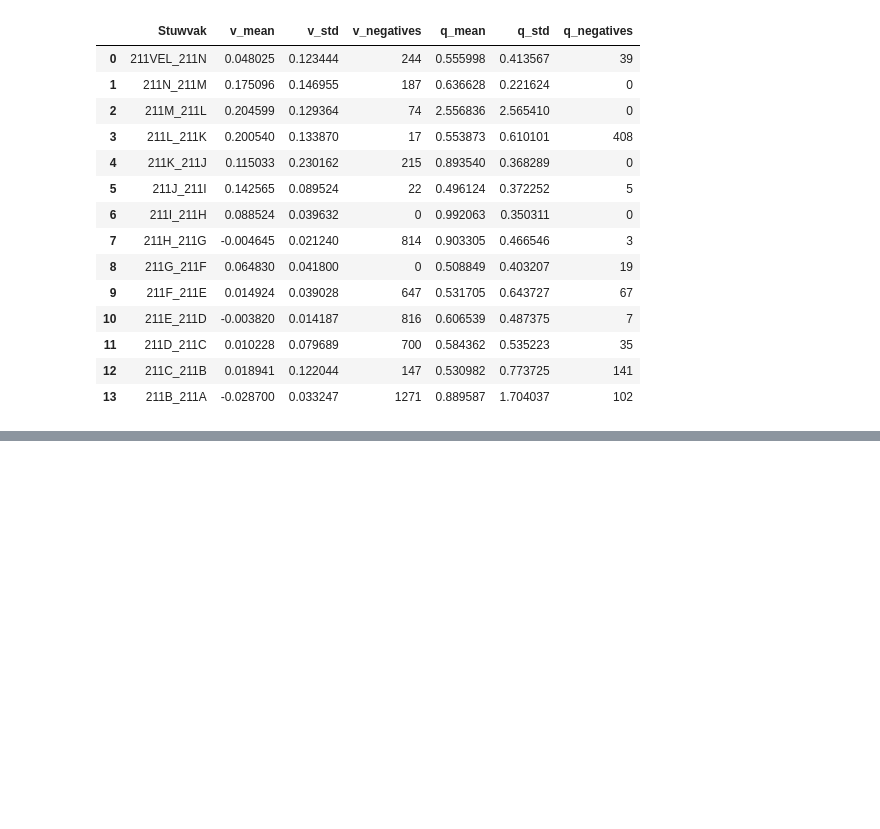
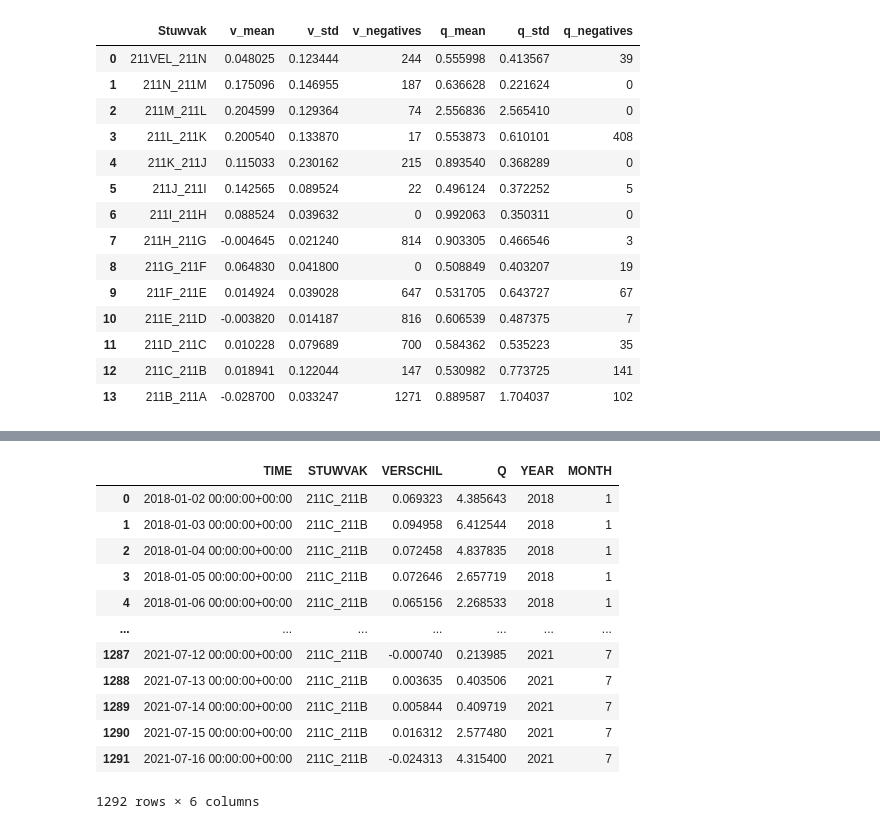
Before and after one commit to lzolyomi/DC3-Group2, a Jupyter notebook: src/baseline_note.ipynb, the cells around one changed output, grey strips where cells are left out. Saved outputs shown, nothing was run; the diff lists cells and outputs as text; code cells hidden in the pictures; blank space fills up the shorter version.

```diff
--- a/src/baseline_note.ipynb
+++ b/src/baseline_note.ipynb
@@ -148,0 +153,16 @@ for year in range(2018, 2022):
+# %%
+df
+# %% [output]
+|  | TIME | STUWVAK | VERSCHIL | Q | YEAR | MONTH |
+| 0 | 2018-01-02 00:00:00+00:00 | 211C_211B | 0.069323 | 4.385643 | 2018 | 1 |
+| 1 | 2018-01-03 00:00:00+00:00 | 211C_211B | 0.094958 | 6.412544 | 2018 | 1 |
+| 2 | 2018-01-04 00:00:00+00:00 | 211C_211B | 0.072458 | 4.837835 | 2018 | 1 |
+| 3 | 2018-01-05 00:00:00+00:00 | 211C_211B | 0.072646 | 2.657719 | 2018 | 1 |
+| 4 | 2018-01-06 00:00:00+00:00 | 211C_211B | 0.065156 | 2.268533 | 2018 | 1 |
+| ... | ... | ... | ... | ... | ... | ... |
+| 1287 | 2021-07-12 00:00:00+00:00 | 211C_211B | -0.000740 | 0.213985 | 2021 | 7 |
+| 1288 | 2021-07-13 00:00:00+00:00 | 211C_211B | 0.003635 | 0.403506 | 2021 | 7 |
+| 1289 | 2021-07-14 00:00:00+00:00 | 211C_211B | 0.005844 | 0.409719 | 2021 | 7 |
+| 1290 | 2021-07-15 00:00:00+00:00 | 211C_211B | 0.016312 | 2.577480 | 2021 | 7 |
+| 1291 | 2021-07-16 00:00:00+00:00 | 211C_211B | -0.024313 | 4.315400 | 2021 | 7 |
+1292 rows × 6 columns
```
Also changed, not shown: parts of 11 cells of this notebook, 3 other files.
